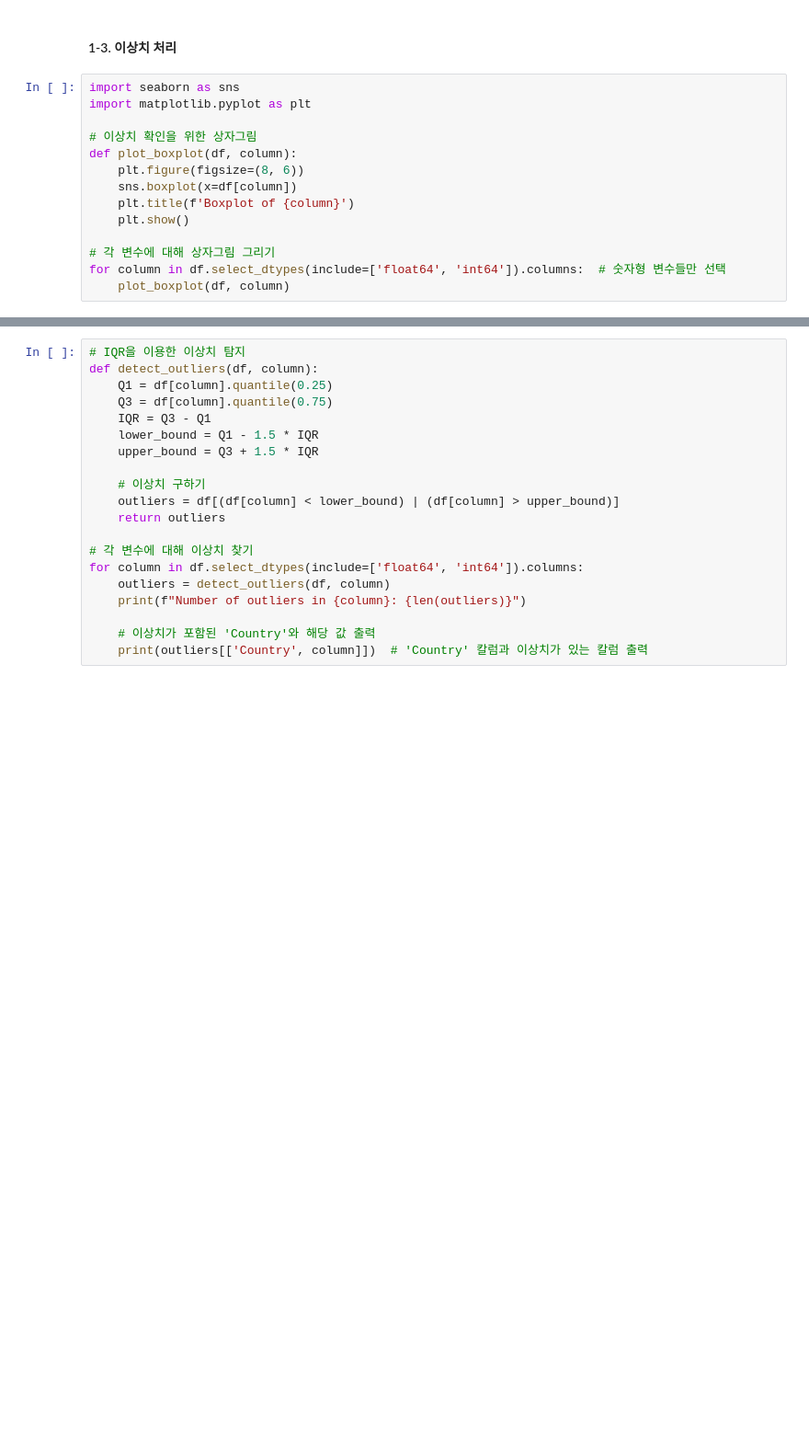
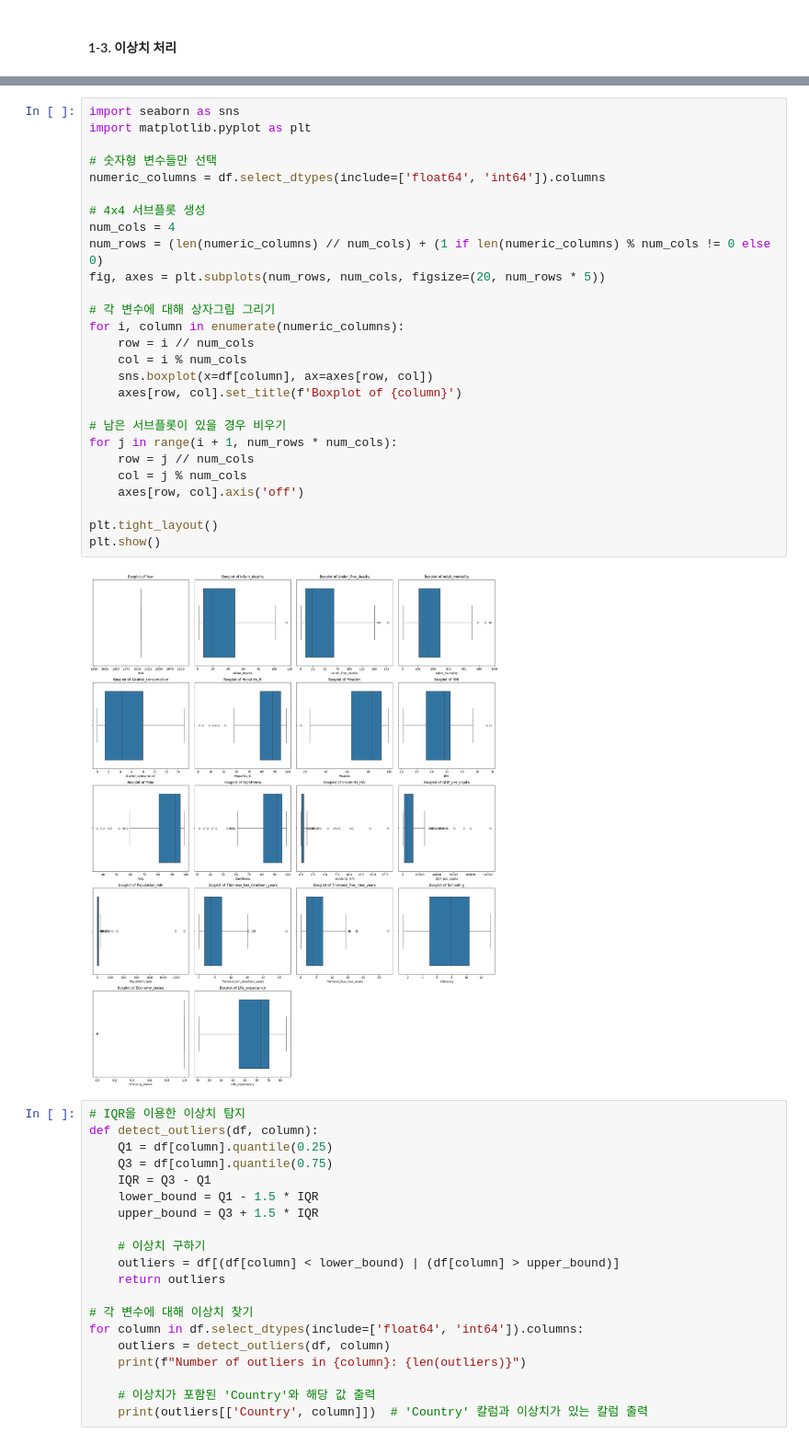
Before and after one commit to Encore-SKN-9/ml_5team, a Jupyter notebook: main.ipynb, the cells around one changed output, grey strips where cells are left out. Shown at 92% size. Cells and saved outputs as stored; diff of their text form; blank space fills up the shorter version.

```diff
--- a/main.ipynb
+++ b/main.ipynb
@@ -56,17 +56,3 @@ Life_expectancy                0
 dtype: int64
 # %% [markdown]
 #### 1-3. 이상치 처리
-# %%
-import seaborn as sns
-import matplotlib.pyplot as plt
-
-# 이상치 확인을 위한 상자그림
-def plot_boxplot(df, column):
-    plt.figure(figsize=(8, 6))
-    sns.boxplot(x=df[column])
-    plt.title(f'Boxplot of {column}')
-    plt.show()
-
-# 각 변수에 대해 상자그림 그리기
-for column in df.select_dtypes(include=['float64', 'int64']).columns:  # 숫자형 변수들만 선택
-    plot_boxplot(df, column)
@@ -87,3 +59,32 @@ for column in df.select_dtypes(include=['float64', 'int64']).columns:  # 숫자
+# %%
+import seaborn as sns
+import matplotlib.pyplot as plt
+
+# 숫자형 변수들만 선택
+numeric_columns = df.select_dtypes(include=['float64', 'int64']).columns
+
+# 4x4 서브플롯 생성
+num_cols = 4
+num_rows = (len(numeric_columns) // num_cols) + (1 if len(numeric_columns) % num_cols != 0 else 0)
+fig, axes = plt.subplots(num_rows, num_cols, figsize=(20, num_rows * 5))
+
+# 각 변수에 대해 상자그림 그리기
+for i, column in enumerate(numeric_columns):
+    row = i // num_cols
+    col = i % num_cols
+    sns.boxplot(x=df[column], ax=axes[row, col])
+    axes[row, col].set_title(f'Boxplot of {column}')
+
+# 남은 서브플롯이 있을 경우 비우기
+for j in range(i + 1, num_rows * num_cols):
+    row = j // num_cols
+    col = j % num_cols
+    axes[row, col].axis('off')
+
+plt.tight_layout()
+plt.show()
+# %% [output]
+[figure, added]
 # %%
 # IQR을 이용한 이상치 탐지
 def detect_outliers(df, column):
```
Also changed, not shown: parts of 2 cells of this notebook.
